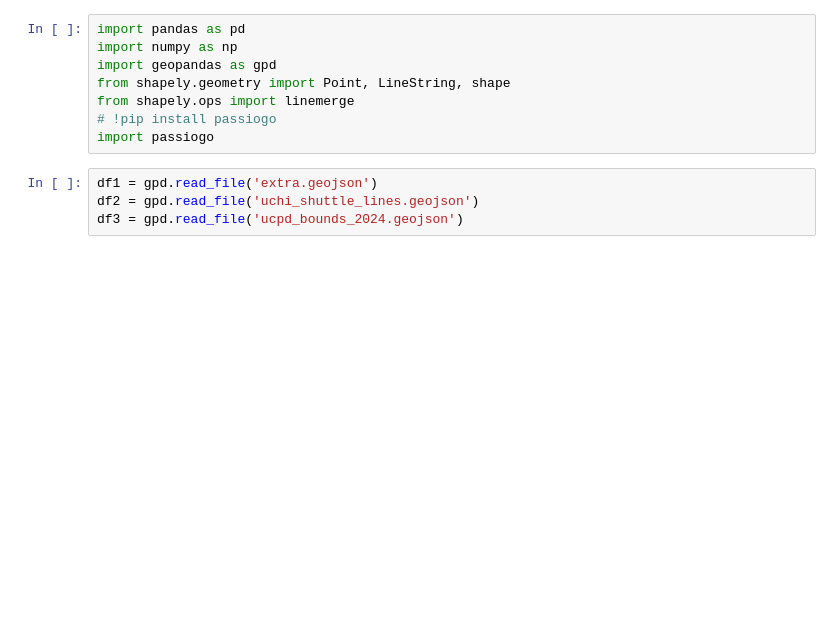
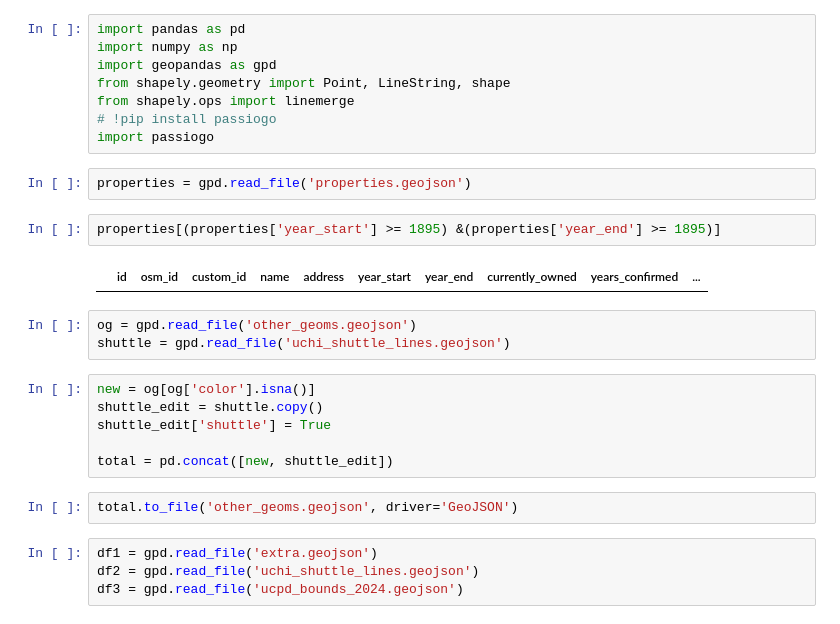
Before and after one commit to chicagomaroon/data-visualizations, a Jupyter notebook: 2024/property-scroller/data/data.ipynb, the cells around one changed output. Cells and saved outputs as stored; diff of their text form; blank space fills up the shorter version.

Commit message:
edits rd 1

```diff
--- a/2024/property-scroller/data/data.ipynb
+++ b/2024/property-scroller/data/data.ipynb
@@ -6,6 +6,23 @@ from shapely.geometry import Point, LineString, shape
 from shapely.ops import linemerge
 # !pip install passiogo
 import passiogo
+# %%
+properties = gpd.read_file('properties.geojson')
+# %%
+properties[(properties['year_start'] >= 1895) &(properties['year_end'] >= 1895)]
+# %% [output]
+|  | id | osm_id | custom_id | name | address | year_start | year_end | currently_owned | years_confirmed | ... |
+# %%
+og = gpd.read_file('other_geoms.geojson')
+shuttle = gpd.read_file('uchi_shuttle_lines.geojson')
+# %%
+new = og[og['color'].isna()]
+shuttle_edit = shuttle.copy()
+shuttle_edit['shuttle'] = True
+
+total = pd.concat([new, shuttle_edit])
+# %%
+total.to_file('other_geoms.geojson', driver='GeoJSON')
 # %%
 df1 = gpd.read_file('extra.geojson')
 df2 = gpd.read_file('uchi_shuttle_lines.geojson')
```
Also changed, not shown: parts of 4 cells of this notebook, 8 other files.
